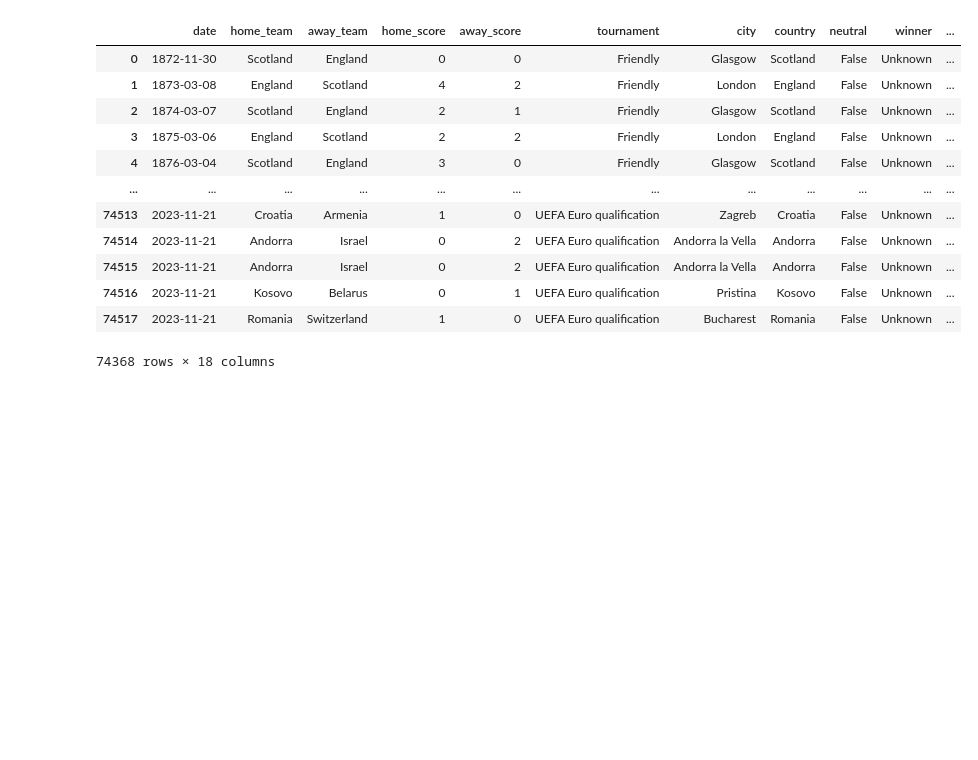
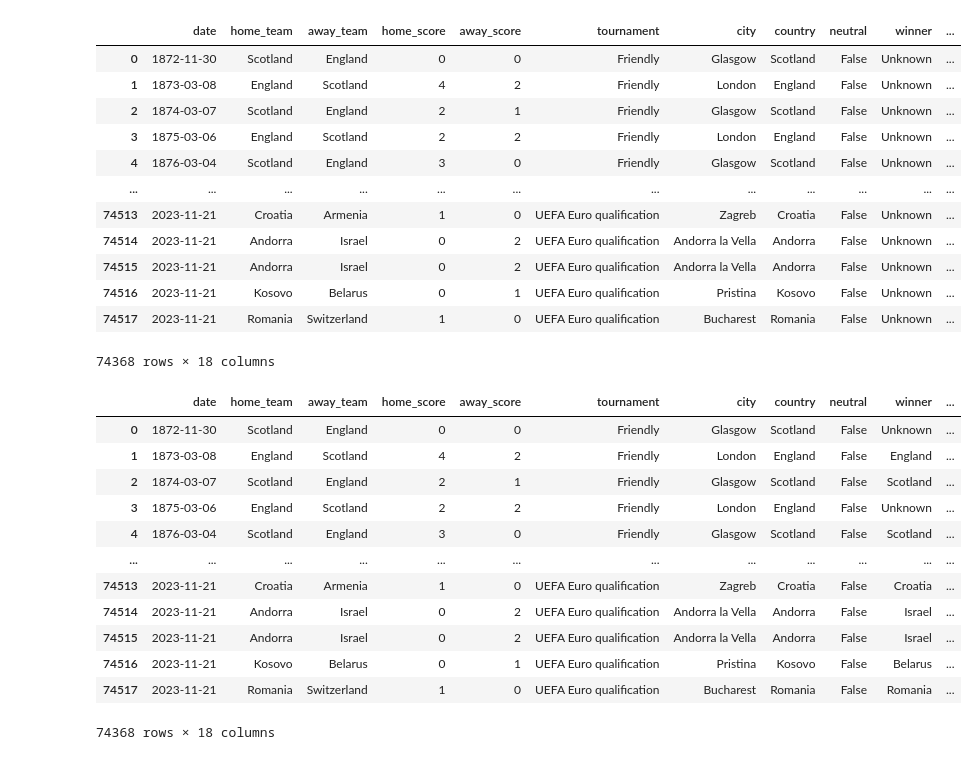
Before and after one commit to EnidFerns/Lilly-DataEngineer-Challenge, a Jupyter notebook: main.ipynb, the cells around one changed output. Cells and saved outputs as stored; diff of their text form; code cells hidden in the pictures; blank space fills up the shorter version.

```diff
--- a/main.ipynb
+++ b/main.ipynb
@@ -400,3 +420,23 @@ df_quality_issues
 | 74516 | 2023-11-21 | Kosovo | Belarus | 0 | 1 | UEFA Euro qualification | Pristina | Kosovo | False | Unknown | ... |
 | 74517 | 2023-11-21 | Romania | Switzerland | 1 | 0 | UEFA Euro qualification | Bucharest | Romania | False | Unknown | ... |
 74368 rows × 18 columns
+# %%
+df_quality_issues.loc[(df_quality_issues["winner"] == "Unknown") & (df_quality_issues["home_score"] > df_quality_issues["away_score"]),"winner"] = df_merged["home_team"]
+
+df_quality_issues.loc[(df_quality_issues["winner"] == "Unknown") & (df_quality_issues["away_score"] > df_quality_issues["home_score"]), "winner"] = df_quality_issues["away_team"]
+# %%
+df_quality_issues
+# %% [output]
+|  | date | home_team | away_team | home_score | away_score | tournament | city | country | neutral | winner | ... |
+| 0 | 1872-11-30 | Scotland | England | 0 | 0 | Friendly | Glasgow | Scotland | False | Unknown | ... |
+| 1 | 1873-03-08 | England | Scotland | 4 | 2 | Friendly | London | England | False | England | ... |
+| 2 | 1874-03-07 | Scotland | England | 2 | 1 | Friendly | Glasgow | Scotland | False | Scotland | ... |
+| 3 | 1875-03-06 | England | Scotland | 2 | 2 | Friendly | London | England | False | Unknown | ... |
+| 4 | 1876-03-04 | Scotland | England | 3 | 0 | Friendly | Glasgow | Scotland | False | Scotland | ... |
+| ... | ... | ... | ... | ... | ... | ... | ... | ... | ... | ... | ... |
+| 74513 | 2023-11-21 | Croatia | Armenia | 1 | 0 | UEFA Euro qualification | Zagreb | Croatia | False | Croatia | ... |
+| 74514 | 2023-11-21 | Andorra | Israel | 0 | 2 | UEFA Euro qualification | Andorra la Vella | Andorra | False | Israel | ... |
+| 74515 | 2023-11-21 | Andorra | Israel | 0 | 2 | UEFA Euro qualification | Andorra la Vella | Andorra | False | Israel | ... |
+| 74516 | 2023-11-21 | Kosovo | Belarus | 0 | 1 | UEFA Euro qualification | Pristina | Kosovo | False | Belarus | ... |
+| 74517 | 2023-11-21 | Romania | Switzerland | 1 | 0 | UEFA Euro qualification | Bucharest | Romania | False | Romania | ... |
+74368 rows × 18 columns
```
Also changed, not shown: parts of 2 cells of this notebook.
